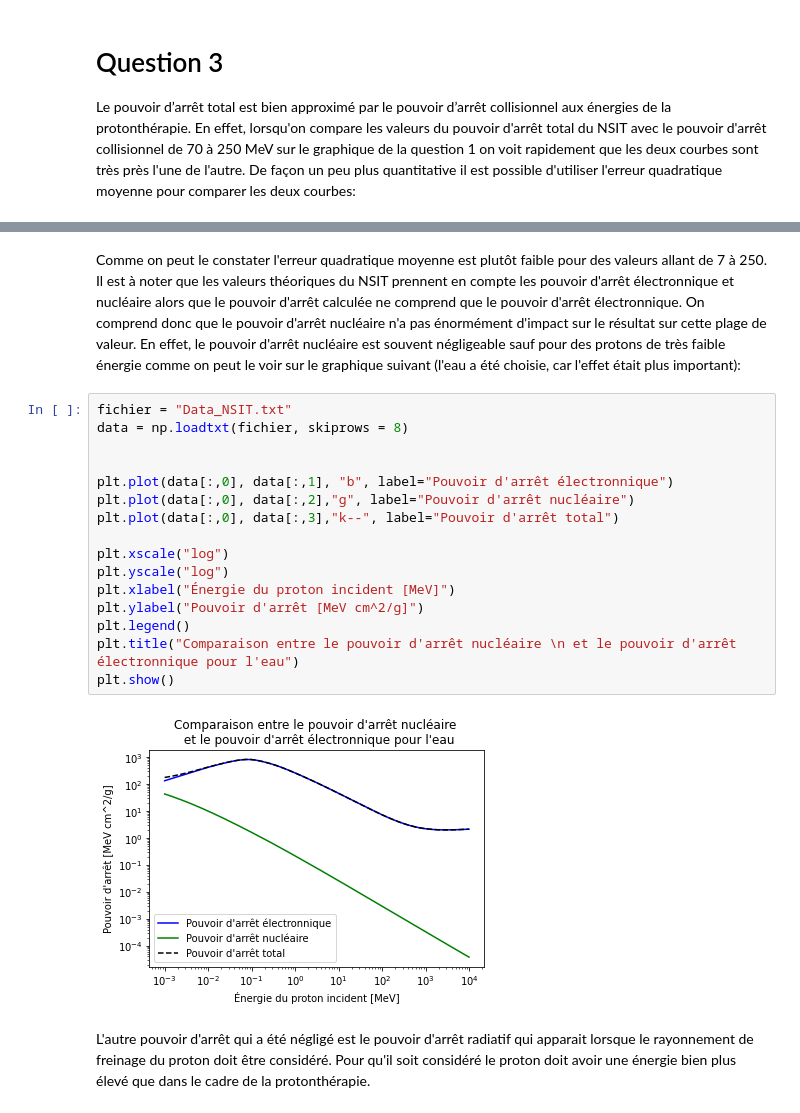
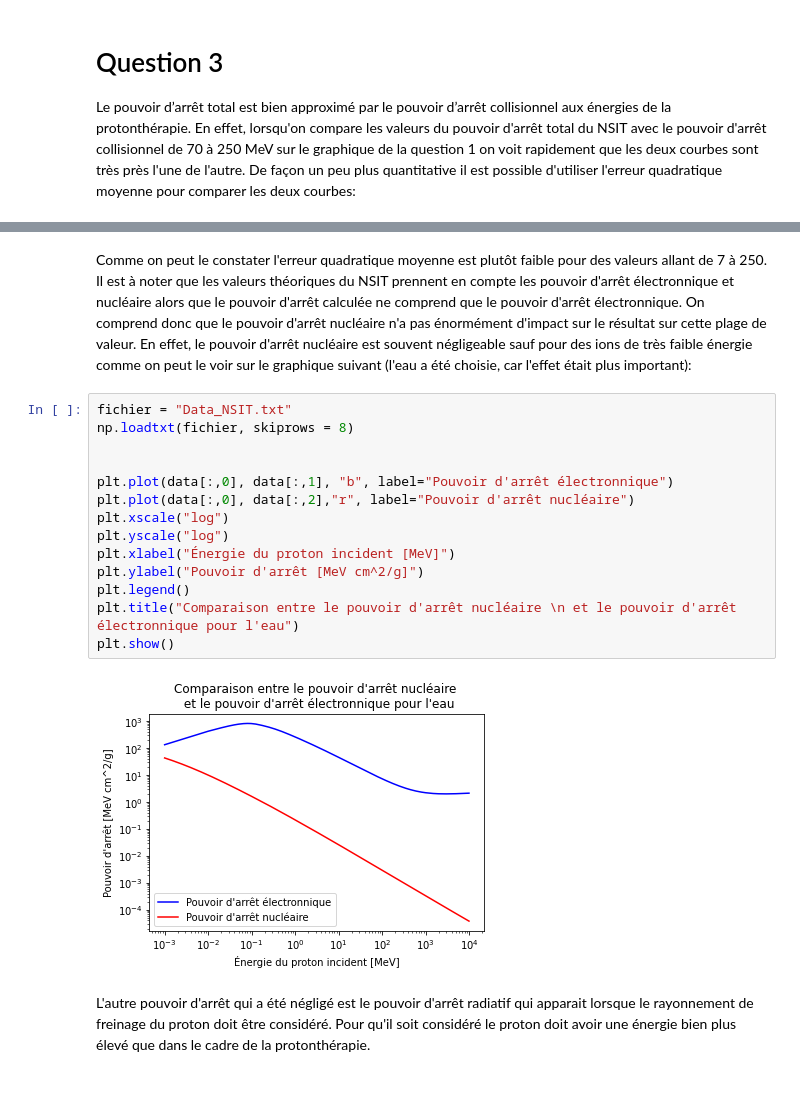
Before and after one commit to essheh/PHYZ_NUM, a Jupyter notebook: TP1_BOISSINNOT_GAUDREAULT_LESSARD.ipynb, the cells around one changed output, grey strips where cells are left out. Saved outputs shown, nothing was run; the diff lists cells and outputs as text.

```diff
--- a/TP1_BOISSINNOT_GAUDREAULT_LESSARD.ipynb
+++ b/TP1_BOISSINNOT_GAUDREAULT_LESSARD.ipynb
@@ -207,23 +214,21 @@ L'erreur quadratique moyenne pour l'os est: 0.23719006436818366
 # %% [markdown]
-Comme on peut le constater l'erreur quadratique moyenne est plutôt faible pour des valeurs allant de 7 à 250. Il est à noter que les valeurs théoriques du NSIT prennent en compte les pouvoir d'arrêt électronnique et nucléaire alors que le pouvoir d'arrêt calculée ne comprend que le pouvoir d'arrêt électronnique. On comprend donc que le pouvoir d'arrêt nucléaire n'a pas énormément d'impact sur le résultat sur cette plage de valeur. En effet, le pouvoir d'arrêt nucléaire est souvent négligeable sauf pour des protons de très faible énergie comme on peut le voir sur le graphique suivant (l'eau a été choisie, car l'effet était plus important):
+Comme on peut le constater l'erreur quadratique moyenne est plutôt faible pour des valeurs allant de 7 à 250. Il est à noter que les valeurs théoriques du NSIT prennent en compte les pouvoir d'arrêt électronnique et nucléaire alors que le pouvoir d'arrêt calculée ne comprend que le pouvoir d'arrêt électronnique. On comprend donc que le pouvoir d'arrêt nucléaire n'a pas énormément d'impact sur le résultat sur cette plage de valeur. En effet, le pouvoir d'arrêt nucléaire est souvent négligeable sauf pour des ions de très faible énergie comme on peut le voir sur le graphique suivant (l'eau a été choisie, car l'effet était plus important):
 # %%
 fichier = "Data_NSIT.txt"
-data = np.loadtxt(fichier, skiprows = 8)
+np.loadtxt(fichier, skiprows = 8)
 
 
 plt.plot(data[:,0], data[:,1], "b", label="Pouvoir d'arrêt électronnique")
-plt.plot(data[:,0], data[:,2],"g", label="Pouvoir d'arrêt nucléaire")
-plt.plot(data[:,0], data[:,3],"k--", label="Pouvoir d'arrêt total")
-
+plt.plot(data[:,0], data[:,2],"r", label="Pouvoir d'arrêt nucléaire")
 plt.xscale("log")
 plt.yscale("log")
 plt.xlabel("Énergie du proton incident [MeV]")
 plt.ylabel("Pouvoir d'arrêt [MeV cm^2/g]")
 plt.legend()
 plt.title("Comparaison entre le pouvoir d'arrêt nucléaire \n et le pouvoir d'arrêt électronnique pour l'eau")
 plt.show()
 # %% [output]
-[figure, old version]
+[figure, new version]
 # %% [markdown]
 L'autre pouvoir d'arrêt qui a été négligé est le pouvoir d'arrêt radiatif qui apparait lorsque le rayonnement de freinage du proton doit être considéré. Pour qu'il soit considéré le proton doit avoir une énergie bien plus élevé que dans le cadre de la protonthérapie.
 # %% [markdown]
```
Also changed, not shown: parts of 2 cells of this notebook.
